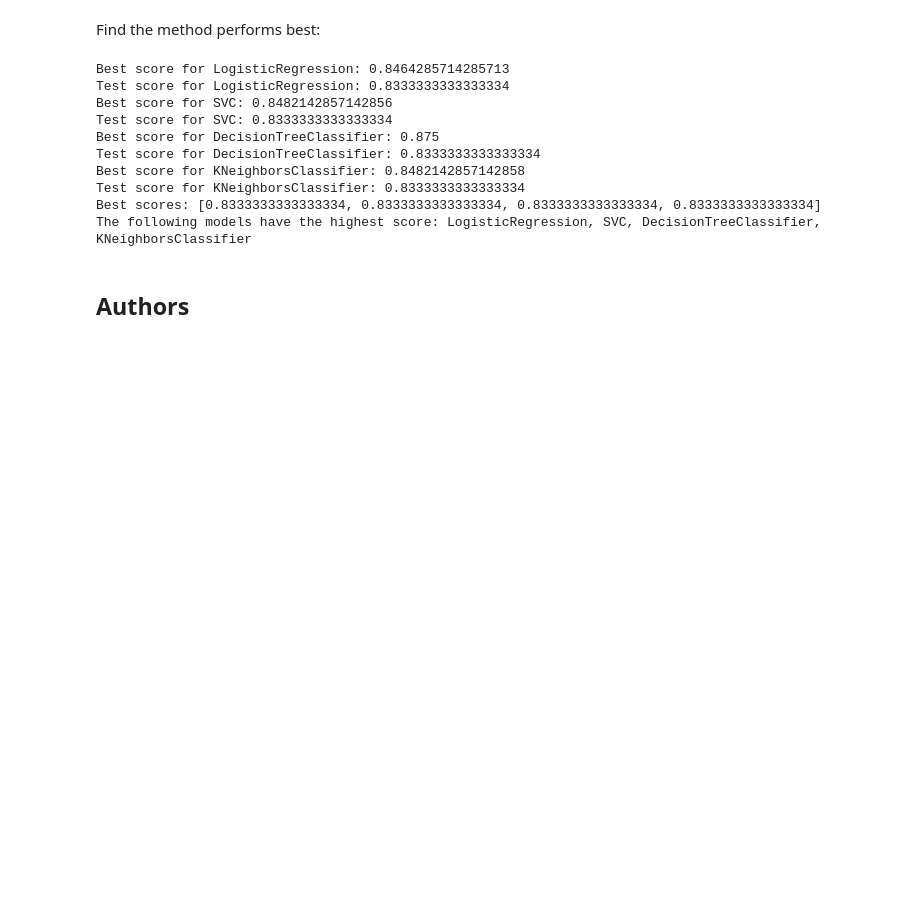
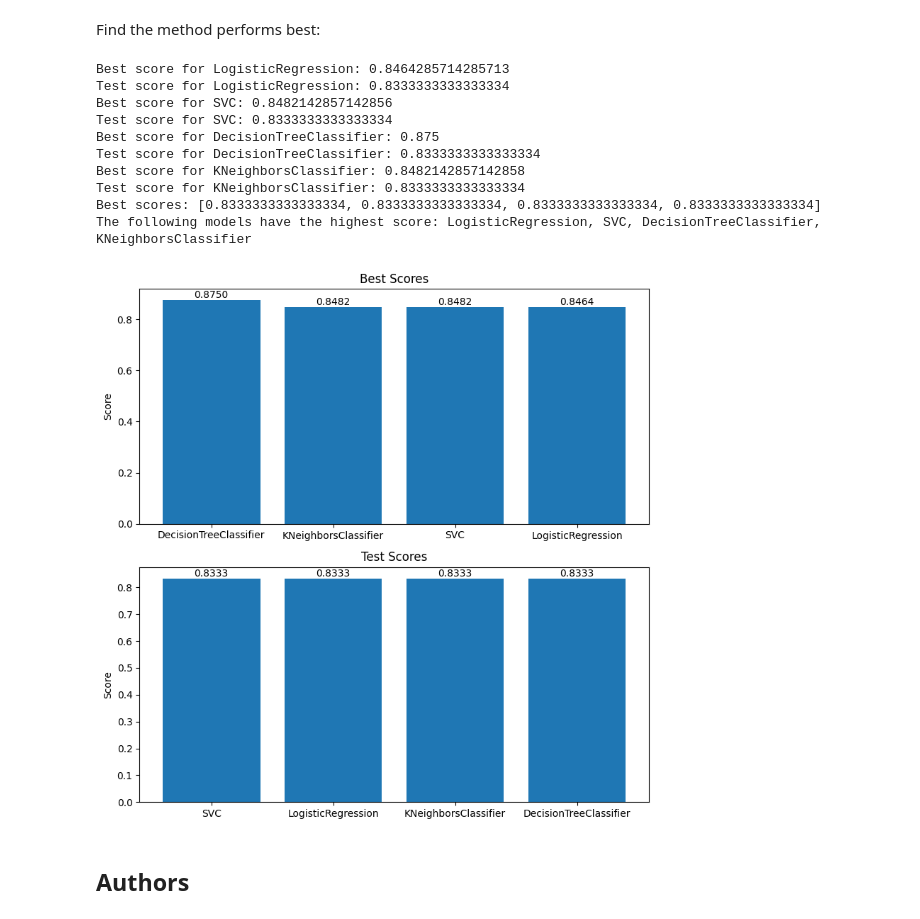
Before and after one commit to yannes-medeiros/datascience-professional-certificate-finalproject, a Jupyter notebook: 8_SpaceX_Machine_Learning_Prediction_Part_5.jupyterlite.ipynb, the cells around one changed output. Saved outputs shown, nothing was run; the diff lists cells and outputs as text; code cells hidden in the pictures; blank space fills up the shorter version.

```diff
--- a/8_SpaceX_Machine_Learning_Prediction_Part_5.jupyterlite.ipynb
+++ b/8_SpaceX_Machine_Learning_Prediction_Part_5.jupyterlite.ipynb
@@ -473,6 +473,60 @@ Best score for KNeighborsClassifier: 0.8482142857142858
 Test score for KNeighborsClassifier: 0.8333333333333334
 Best scores: [0.8333333333333334, 0.8333333333333334, 0.8333333333333334, 0.8333333333333334]
 The following models have the highest score: LogisticRegression, SVC, DecisionTreeClassifier, KNeighborsClassifier
+# %%
+import matplotlib.pyplot as plt
+
+best_scores = []
+highest_score = -1
+highest_models = []
+
+for grid in [logreg_cv, svm_cv, tree_cv, knn_cv]:
+    best_estimator = grid.best_estimator_
+    best_score = grid.best_score_
+    test_score = best_estimator.score(X_test, Y_test)
+    best_scores.append(best_score)  # Use best_score instead of test_score
+
+    if best_score > highest_score:  # Compare using best_score
+        highest_score = best_score  # Update highest_score
+        highest_models = [type(best_estimator).__name__]
+    elif best_score == highest_score:
+        highest_models.append(type(best_estimator).__name__)
+
+
+
+# Sort the scores and models
+sorted_best_scores, sorted_best_models = zip(*sorted(zip(best_scores, [type(grid.best_estimator_).__name__ for grid in [logreg_cv, svm_cv, tree_cv, knn_cv]]), reverse=True))
+sorted_test_scores, sorted_test_models = zip(*sorted(zip(test_scores, [type(grid.best_estimator_).__name__ for grid in [logreg_cv, svm_cv, tree_cv, knn_cv]]), reverse=True))
+
+# Plotting the bar graphs
+fig, axs = plt.subplots(2, 1, figsize=(8, 8))
+
+# Bar plot for best scores
+axs[0].bar(range(len(sorted_best_scores)), sorted_best_scores)
+axs[0].set_xticks(range(len(sorted_best_scores)))
+axs[0].set_xticklabels(sorted_best_models)
+axs[0].set_ylabel('Score')
+axs[0].set_title('Best Scores')
+
+# Display explicit values for each column in the best scores bar plot
+for i, score in enumerate(sorted_best_scores):
+    axs[0].text(i, score, f'{score:.4f}', ha='center', va='bottom')
+
+# Bar plot for test scores
+axs[1].bar(range(len(sorted_test_scores)), sorted_test_scores)
+axs[1].set_xticks(range(len(sorted_test_scores)))
+axs[1].set_xticklabels(sorted_test_models)
+axs[1].set_ylabel('Score')
+axs[1].set_title('Test Scores')
+
+# Display explicit values for each column in the test scores bar plot
+for i, score in enumerate(sorted_test_scores):
+    axs[1].text(i, score, f'{score:.4f}', ha='center', va='bottom')
+
+plt.tight_layout()
+plt.show()
+# %% [output]
+[figure, added]
 # %% [markdown]
 ## Authors
 # %% [markdown]
```
Also changed, not shown: parts of 3 cells of this notebook.
